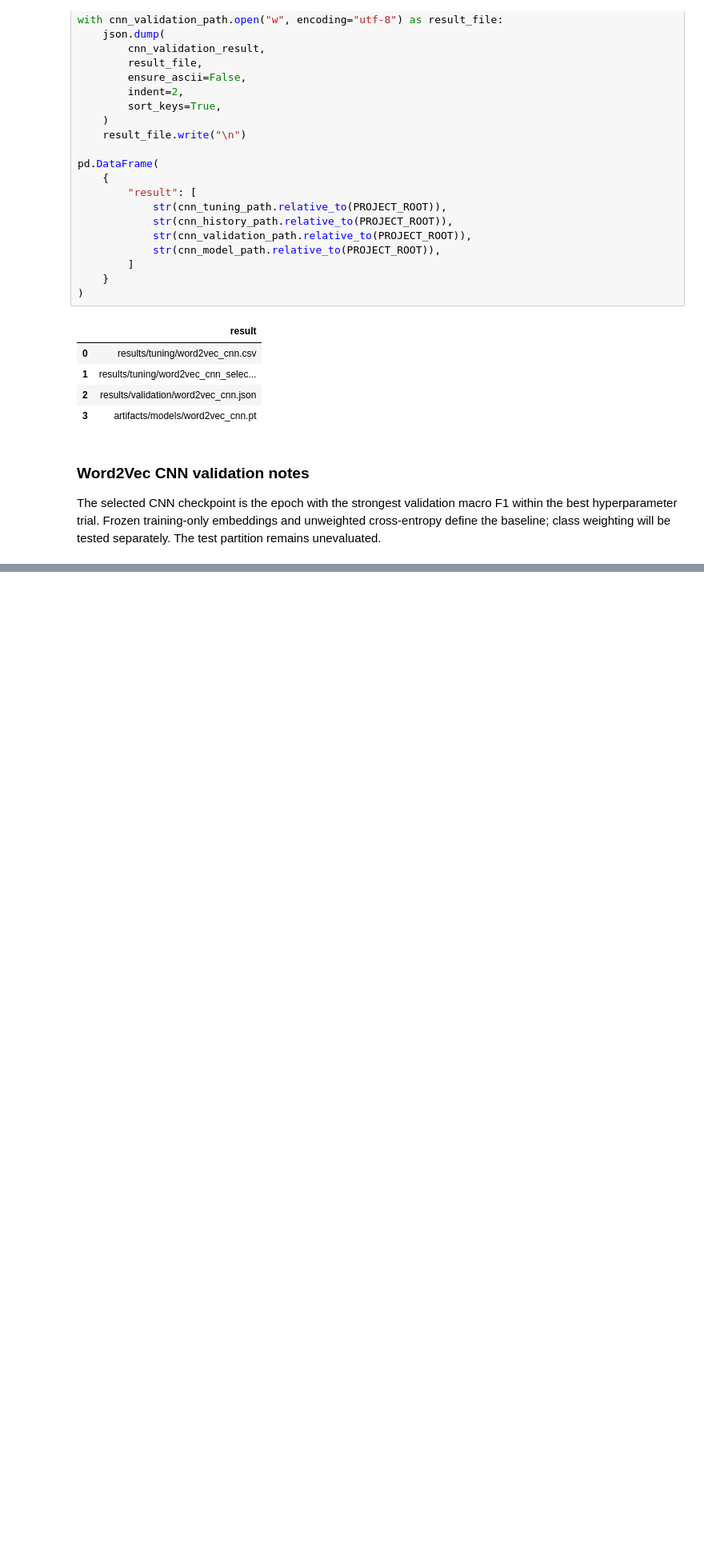
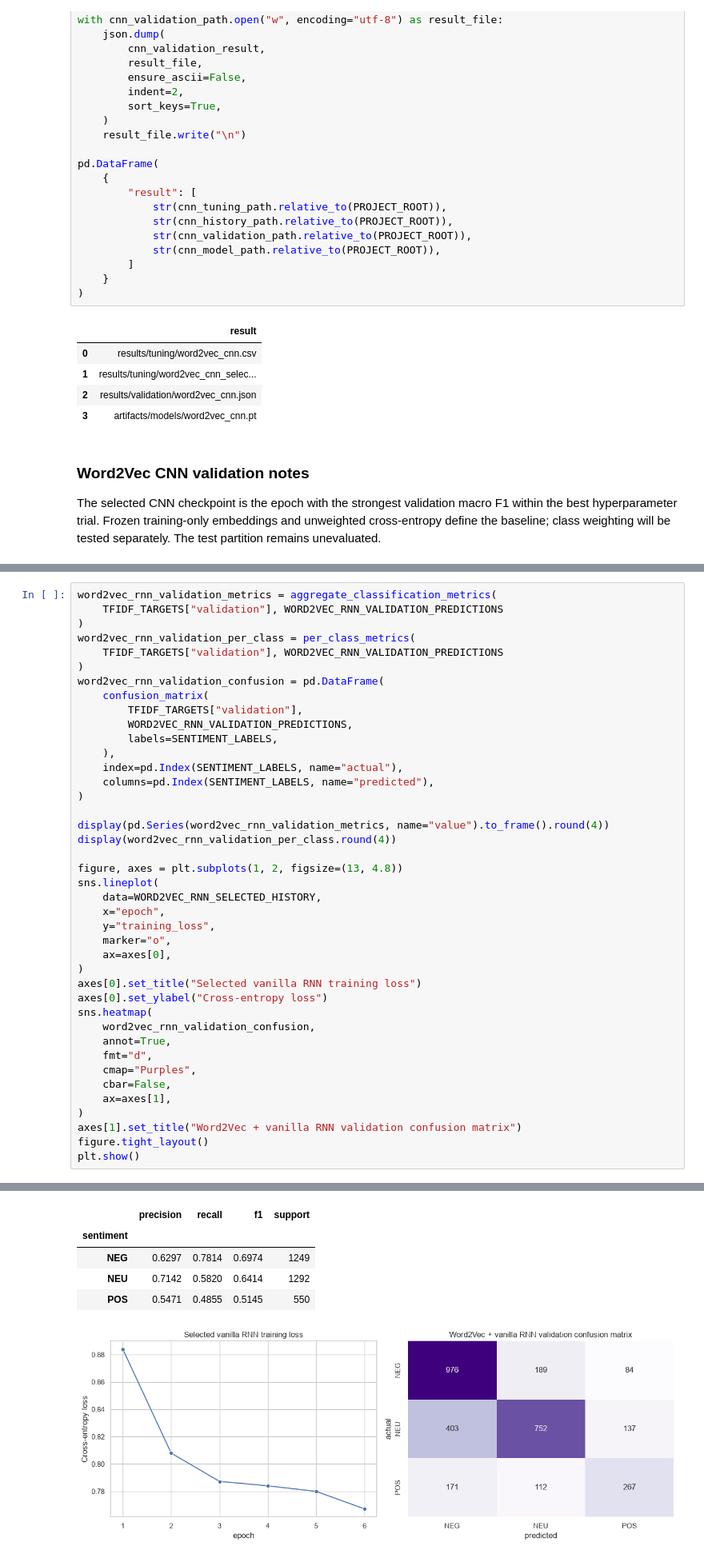
Before and after one commit to iAboud98/arabic-sentiment-analysis, a Jupyter notebook: notebooks/arabic_sentiment_analysis.ipynb, the cells around one changed output, grey strips where cells are left out. Shown at 80% size. Drawn from its saved outputs; the diff is of its cells as text; blank space fills up the shorter version.

Commit message:
tune Word2Vec vanilla RNN

```diff
--- a/notebooks/arabic_sentiment_analysis.ipynb
+++ b/notebooks/arabic_sentiment_analysis.ipynb
@@ -2642,0 +2882,42 @@ The selected CNN checkpoint is the epoch with the strongest validation macro F1
+# %%
+word2vec_rnn_validation_metrics = aggregate_classification_metrics(
+    TFIDF_TARGETS["validation"], WORD2VEC_RNN_VALIDATION_PREDICTIONS
+)
+word2vec_rnn_validation_per_class = per_class_metrics(
+    TFIDF_TARGETS["validation"], WORD2VEC_RNN_VALIDATION_PREDICTIONS
+)
+word2vec_rnn_validation_confusion = pd.DataFrame(
+    confusion_matrix(
+        TFIDF_TARGETS["validation"],
+        WORD2VEC_RNN_VALIDATION_PREDICTIONS,
+        labels=SENTIMENT_LABELS,
+    ),
+    index=pd.Index(SENTIMENT_LABELS, name="actual"),
+    columns=pd.Index(SENTIMENT_LABELS, name="predicted"),
+)
+
+display(pd.Series(word2vec_rnn_validation_metrics, name="value").to_frame().round(4))
+display(word2vec_rnn_validation_per_class.round(4))
+
+figure, axes = plt.subplots(1, 2, figsize=(13, 4.8))
+sns.lineplot(
+    data=WORD2VEC_RNN_SELECTED_HISTORY,
+    x="epoch",
+    y="training_loss",
+    marker="o",
+    ax=axes[0],
+)
+axes[0].set_title("Selected vanilla RNN training loss")
+axes[0].set_ylabel("Cross-entropy loss")
+sns.heatmap(
+    word2vec_rnn_validation_confusion,
+    annot=True,
+    fmt="d",
+    cmap="Purples",
+    cbar=False,
+    ax=axes[1],
+)
+axes[1].set_title("Word2Vec + vanilla RNN validation confusion matrix")
+figure.tight_layout()
+plt.show()
+# %% [output]
@@ -2642,0 +2932,6 @@ The selected CNN checkpoint is the epoch with the strongest validation macro F1
+|  | precision | recall | f1 | support |
+| sentiment |  |  |  |  |
+| NEG | 0.6297 | 0.7814 | 0.6974 | 1249 |
+| NEU | 0.7142 | 0.5820 | 0.6414 | 1292 |
+| POS | 0.5471 | 0.4855 | 0.5145 | 550 |
+[figure, added]
```
Also changed, not shown: parts of 7 cells of this notebook, 4 other files.
